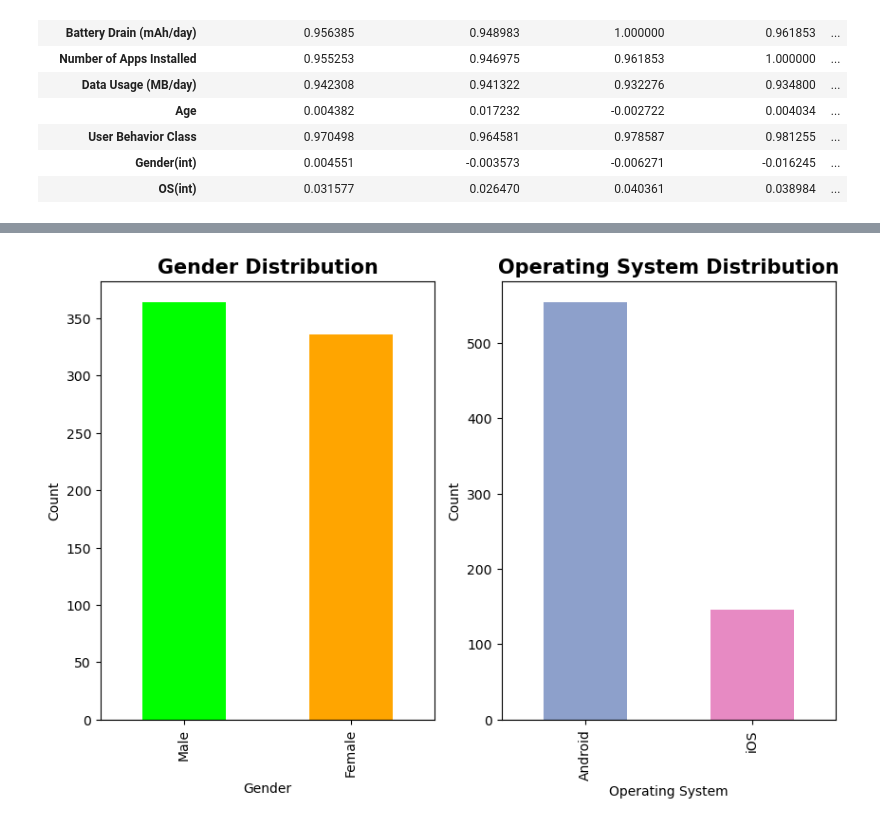
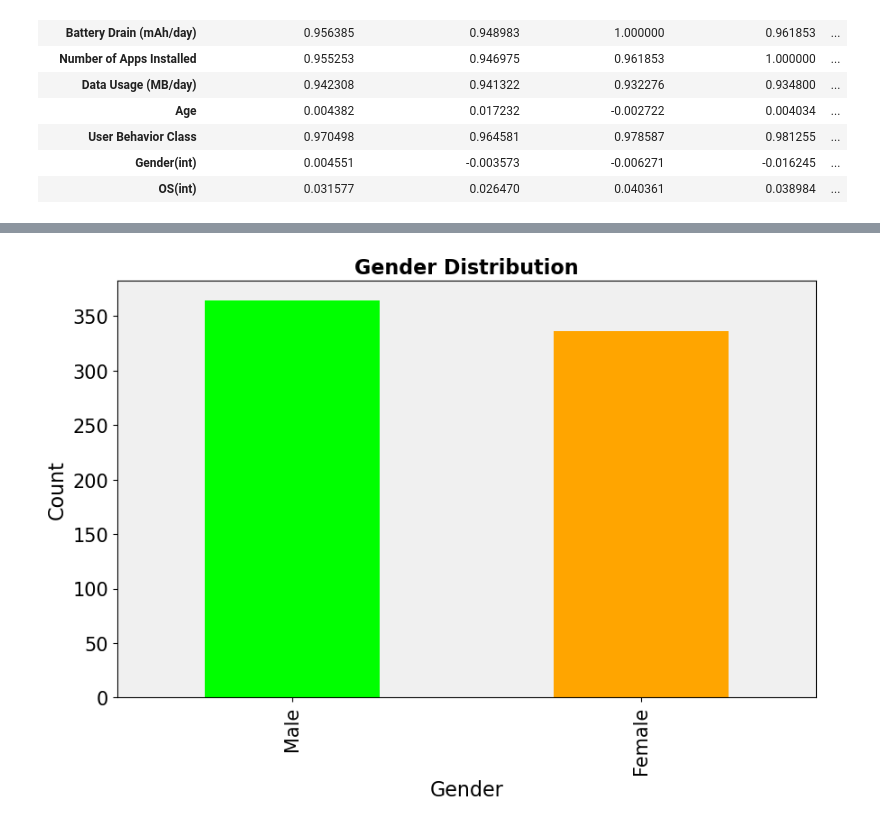
Before and after one commit to Foxtrot123-png/Applied-Data-Science-1, a Jupyter notebook: User_Behaviour.ipynb, the cells around one changed output, grey strips where cells are left out. Cells and saved outputs as stored; diff of their text form; code cells hidden in the pictures.

```diff
--- a/User_Behaviour.ipynb
+++ b/User_Behaviour.ipynb
@@ -184,15 +271,9 @@ plot_hist(ax2,behaviour,behaviour['Battery Drain (mAh/day)'],40,'Lightblue','bla
 # %%
-#Lets check the gender and OS distribution in the Dataset
-fig, (ax1, ax2) = plt.subplots(ncols=2, figsize=(10, 6))
+#Lets check the gender
 
 #Gender Distribution
 
 
-plot_barplot(ax1,behaviour,'Gender','Gender Distribution','Gender','Count','lime','orange')
-
-
-# Operating System distribution
-
-plot_barplot(ax2,behaviour,'Operating System','Operating System Distribution','Operating System','Count','#8da0cb','#e78ac3')
+plot_barplot(behaviour,'Gender','Gender Distribution','Gender','Count','lime','orange')
 # %% [output]
-[figure, old version]
+[figure, new version]
```
Also changed, not shown: parts of 7 cells of this notebook.
